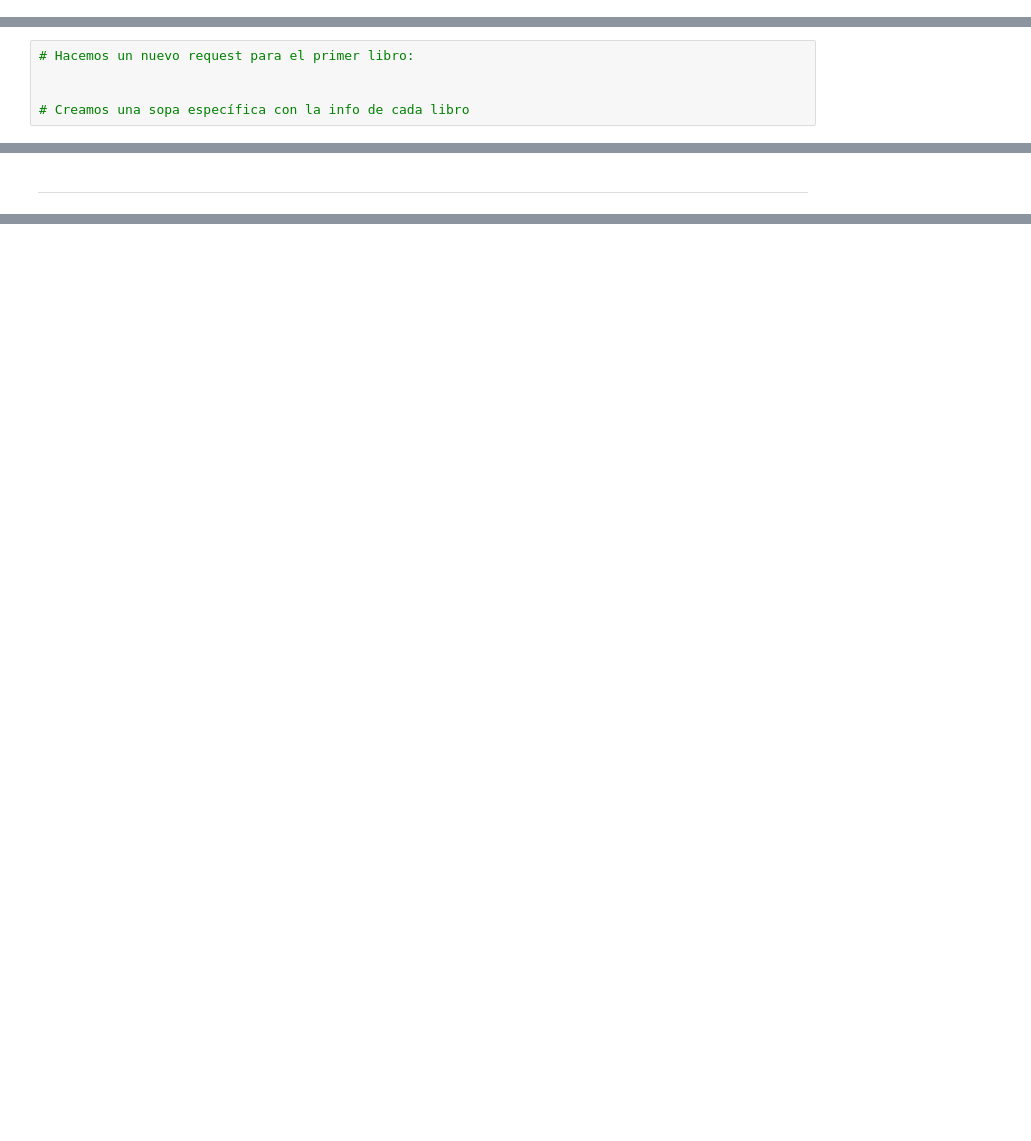
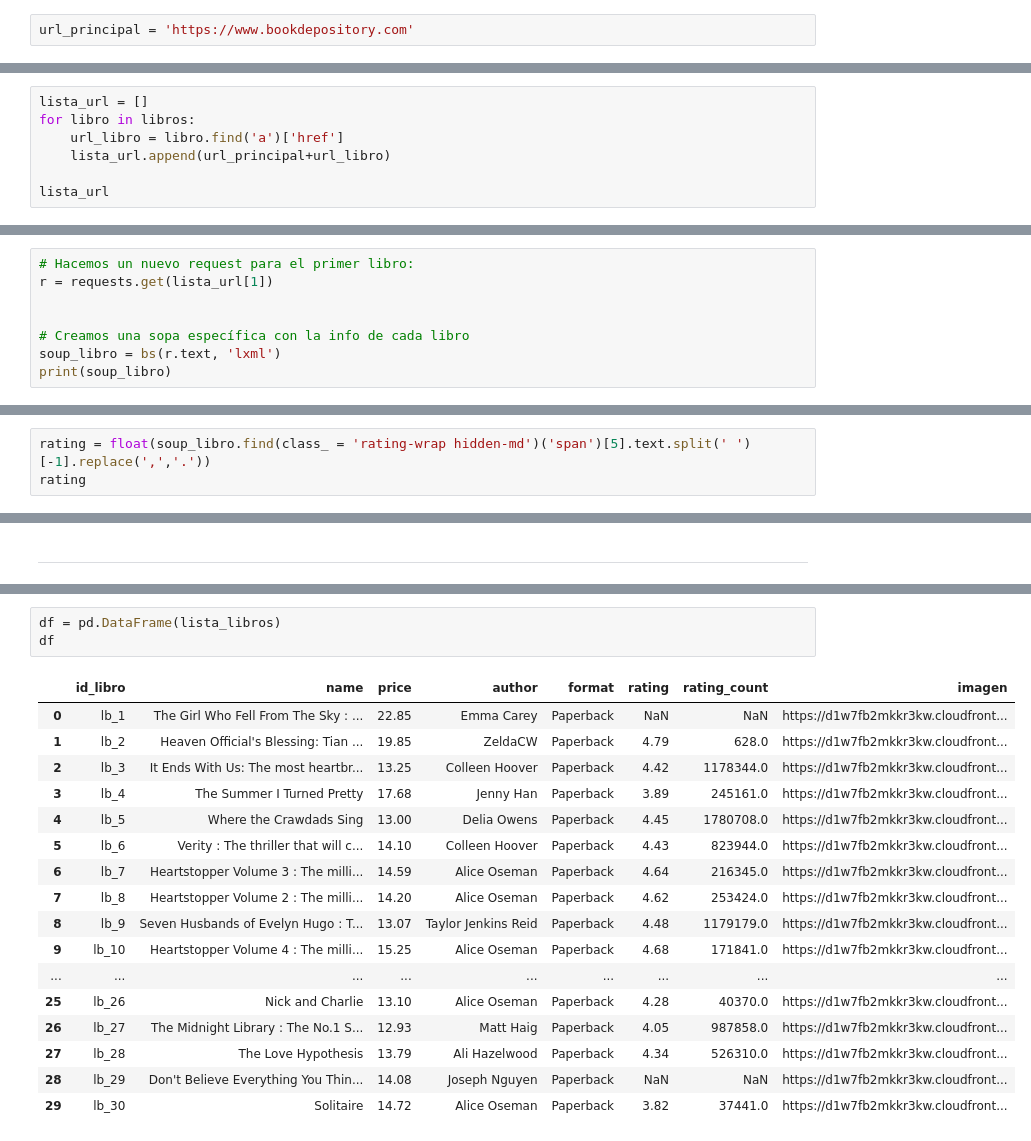
Before and after one commit to almesa93/taller_webscraping, a Jupyter notebook: BeautifulSoup/BeautifulSoup.ipynb, the cells around one changed output, grey strips where cells are left out. Saved outputs shown, nothing was run; the diff lists cells and outputs as text; blank space fills up the shorter version.

```diff
--- a/BeautifulSoup/BeautifulSoup.ipynb
+++ b/BeautifulSoup/BeautifulSoup.ipynb
@@ -165,4 +405,13 @@ Primero creamos un soup en la pagína 'principal'
 # %% [markdown]
 Guardamos en una variable la url principal
+# %%
+url_principal = 'https://www.bookdepository.com'
 # %% [markdown]
 Creamos una lista con los urls de los libros
+# %%
+lista_url = []
+for libro in libros:
+    url_libro = libro.find('a')['href']
+    lista_url.append(url_principal+url_libro)
+
+lista_url
@@ -170,6 +437,9 @@ Creamos una lista con los urls de los libros
 Vamos a analizar el url de un libro primero
 # %%
 # Hacemos un nuevo request para el primer libro:
+r = requests.get(lista_url[1])
 
 
 # Creamos una sopa específica con la info de cada libro
+soup_libro = bs(r.text, 'lxml')
+print(soup_libro)
@@ -179,3 +472,6 @@ creamos un soup del primer libro
 Obtenemos el titulo del libro
 # %% [markdown]
 El rating
+# %%
+rating = float(soup_libro.find(class_ = 'rating-wrap hidden-md')('span')[5].text.split(' ')[-1].replace(',','.'))
+rating
@@ -195,0 +607,21 @@ Ahora lo automatizamos para hacer un web scraping
+# %%
+df = pd.DataFrame(lista_libros)
+df
+# %% [output]
+|  | id_libro | name | price | author | format | rating | rating_count | imagen |
+| 0 | lb_1 | The Girl Who Fell From The Sky : ... | 22.85 | Emma Carey | Paperback | NaN | NaN | https://d1w7fb2mkkr3kw.cloudfront... |
+| 1 | lb_2 | Heaven Official's Blessing: Tian ... | 19.85 | ZeldaCW | Paperback | 4.79 | 628.0 | https://d1w7fb2mkkr3kw.cloudfront... |
+| 2 | lb_3 | It Ends With Us: The most heartbr... | 13.25 | Colleen Hoover | Paperback | 4.42 | 1178344.0 | https://d1w7fb2mkkr3kw.cloudfront... |
+| 3 | lb_4 | The Summer I Turned Pretty | 17.68 | Jenny Han | Paperback | 3.89 | 245161.0 | https://d1w7fb2mkkr3kw.cloudfront... |
+| 4 | lb_5 | Where the Crawdads Sing | 13.00 | Delia Owens | Paperback | 4.45 | 1780708.0 | https://d1w7fb2mkkr3kw.cloudfront... |
+| 5 | lb_6 | Verity : The thriller that will c... | 14.10 | Colleen Hoover | Paperback | 4.43 | 823944.0 | https://d1w7fb2mkkr3kw.cloudfront... |
+| 6 | lb_7 | Heartstopper Volume 3 : The milli... | 14.59 | Alice Oseman | Paperback | 4.64 | 216345.0 | https://d1w7fb2mkkr3kw.cloudfront... |
+| 7 | lb_8 | Heartstopper Volume 2 : The milli... | 14.20 | Alice Oseman | Paperback | 4.62 | 253424.0 | https://d1w7fb2mkkr3kw.cloudfront... |
+| 8 | lb_9 | Seven Husbands of Evelyn Hugo : T... | 13.07 | Taylor Jenkins Reid | Paperback | 4.48 | 1179179.0 | https://d1w7fb2mkkr3kw.cloudfront... |
+| 9 | lb_10 | Heartstopper Volume 4 : The milli... | 15.25 | Alice Oseman | Paperback | 4.68 | 171841.0 | https://d1w7fb2mkkr3kw.cloudfront... |
+| ... | ... | ... | ... | ... | ... | ... | ... | ... |
+| 25 | lb_26 | Nick and Charlie | 13.10 | Alice Oseman | Paperback | 4.28 | 40370.0 | https://d1w7fb2mkkr3kw.cloudfront... |
+| 26 | lb_27 | The Midnight Library : The No.1 S... | 12.93 | Matt Haig | Paperback | 4.05 | 987858.0 | https://d1w7fb2mkkr3kw.cloudfront... |
+| 27 | lb_28 | The Love Hypothesis | 13.79 | Ali Hazelwood | Paperback | 4.34 | 526310.0 | https://d1w7fb2mkkr3kw.cloudfront... |
+| 28 | lb_29 | Don't Believe Everything You Thin... | 14.08 | Joseph Nguyen | Paperback | NaN | NaN | https://d1w7fb2mkkr3kw.cloudfront... |
+| 29 | lb_30 | Solitaire | 14.72 | Alice Oseman | Paperback | 3.82 | 37441.0 | https://d1w7fb2mkkr3kw.cloudfront... |
```
Also changed, not shown: parts of 35 cells of this notebook, 4 other files.
